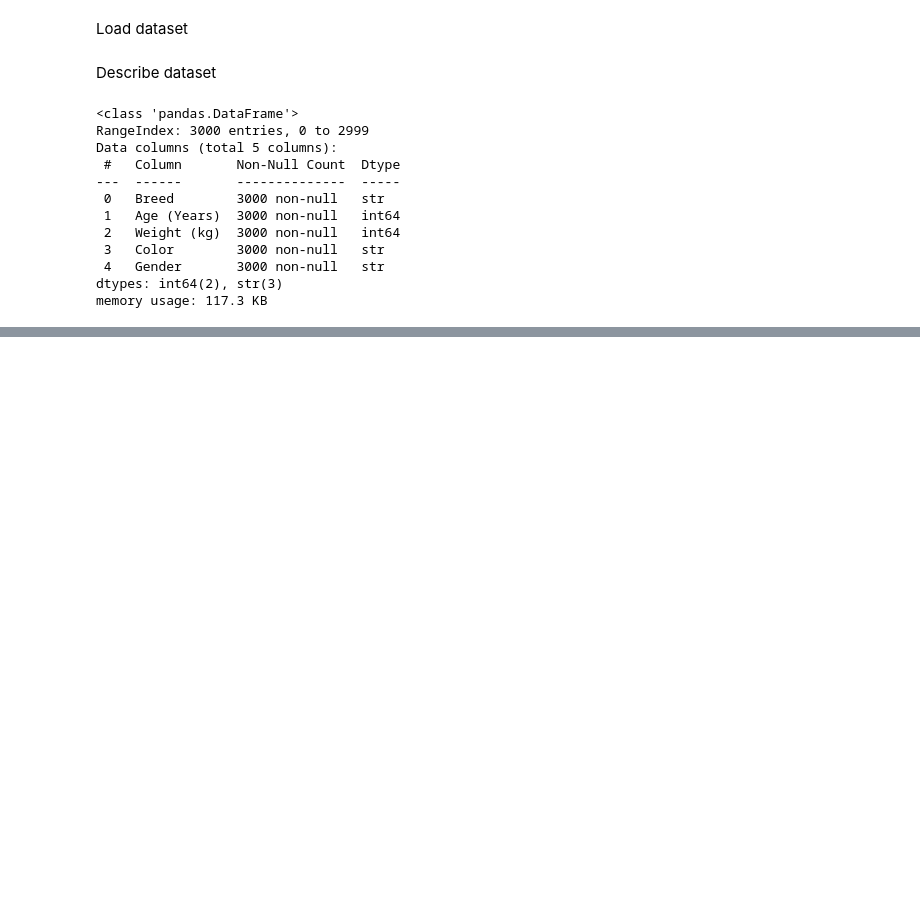
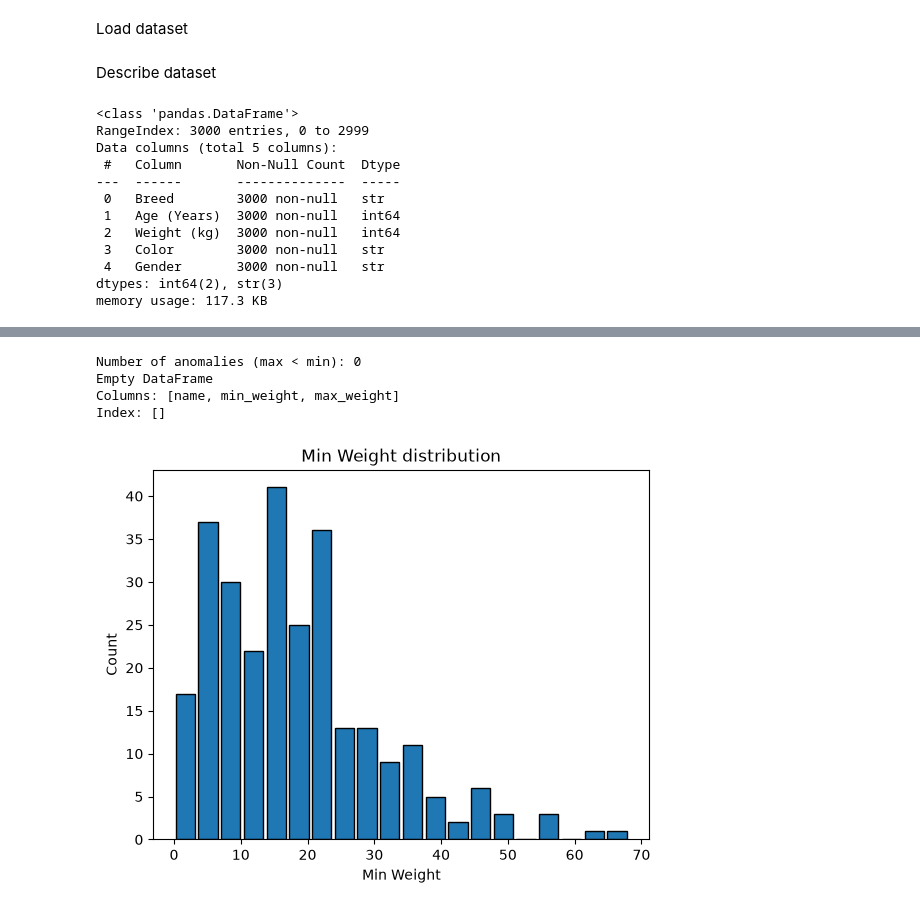
Before and after one commit to is-rijad/ML-Project, a Jupyter notebook: source.ipynb, the cells around one changed output, grey strips where cells are left out. Cells and saved outputs as stored; diff of their text form; code cells hidden in the pictures; blank space fills up the shorter version.

```diff
--- a/source.ipynb
+++ b/source.ipynb
@@ -4,3 +12,15 @@ import matplotlib.pyplot as plt
+# %%
+def show_plt(column, title, x_label, y_label = "Count"):
+    plt.hist(
+    column,
+    bins=20,
+    edgecolor='black',
+    rwidth=0.85,
+    )
+    plt.title(title)
+    plt.xlabel(x_label)
+    plt.ylabel(y_label)
+    plt.show()
 # %% [markdown]
 Load dataset
 # %%
@@ -35,0 +112,2 @@ Name: count, dtype: int64
+# %%
+real_df = pd.read_csv('data/real_weights.csv')
@@ -35,0 +183,14 @@ Name: count, dtype: int64
+# %%
+anomalies = real_df[real_df["max_weight"] < real_df["min_weight"]]
+print(f"Number of anomalies (max < min): {len(anomalies)}")
+print(anomalies[["name", "min_weight", "max_weight"]])
+# %% [output]
+Number of anomalies (max < min): 0
+Empty DataFrame
+Columns: [name, min_weight, max_weight]
+Index: []
+# %%
+show_plt(real_df['min_weight'], "Min Weight distribution",
+         "Min Weight")
+# %% [output]
+[figure, added]
```
Also changed, not shown: parts of 58 cells of this notebook, 5 other files.
